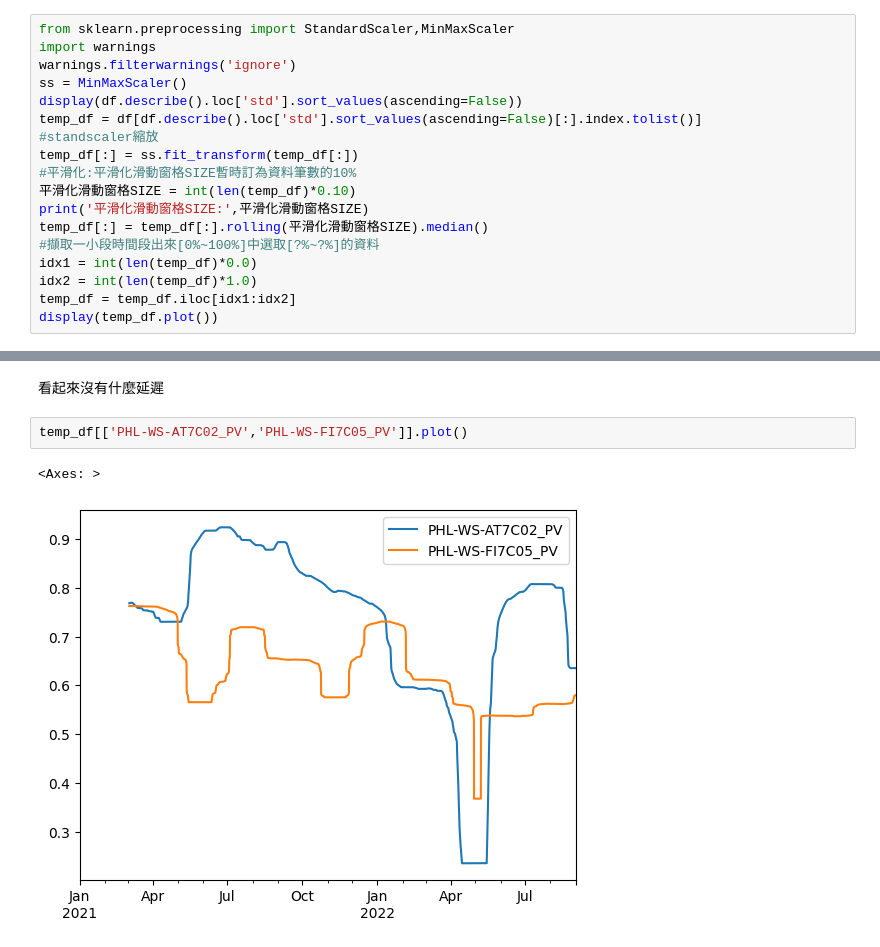
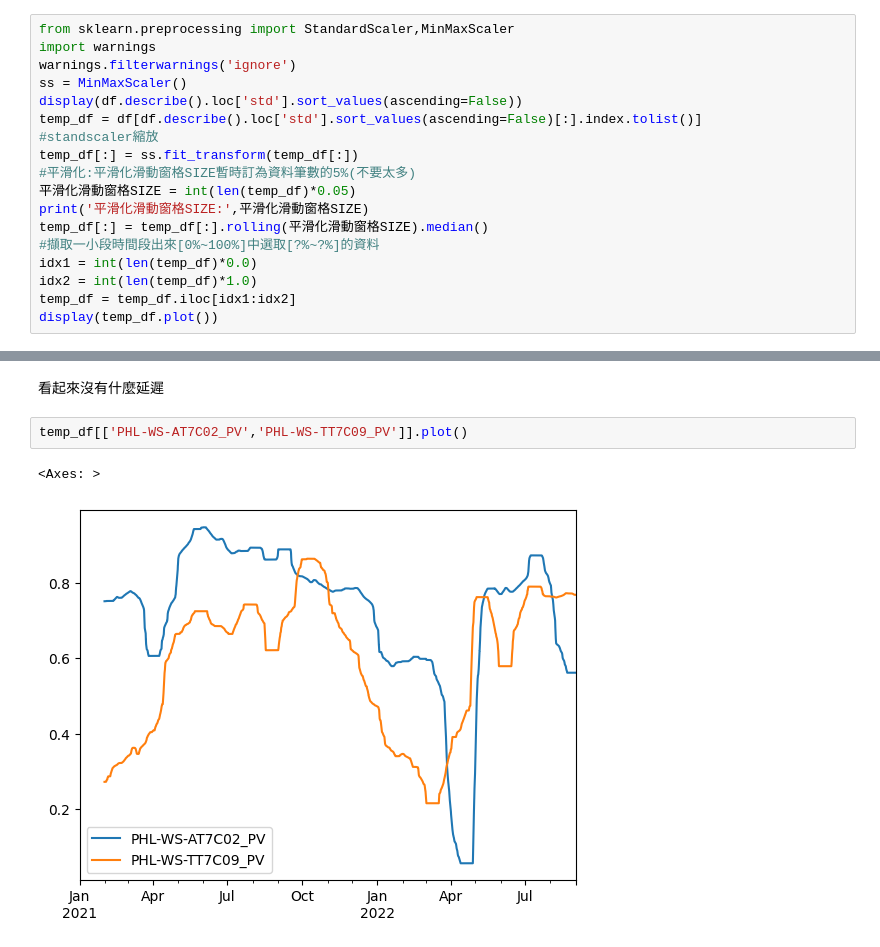
Before and after one commit to skywalker0803r/Wastewater-Biological-Treatment, a Jupyter notebook: Observation_time_delay.ipynb, the cells around one changed output, grey strips where cells are left out. Drawn from its saved outputs; the diff is of its cells as text.

```diff
--- a/Observation_time_delay.ipynb
+++ b/Observation_time_delay.ipynb
@@ -122,8 +122,8 @@ display(df.describe().loc['std'].sort_values(ascending=False))
 temp_df = df[df.describe().loc['std'].sort_values(ascending=False)[:].index.tolist()]
 #standscaler縮放
 temp_df[:] = ss.fit_transform(temp_df[:])
-#平滑化:平滑化滑動窗格SIZE暫時訂為資料筆數的10%
-平滑化滑動窗格SIZE = int(len(temp_df)*0.10)
+#平滑化:平滑化滑動窗格SIZE暫時訂為資料筆數的5%(不要太多)
+平滑化滑動窗格SIZE = int(len(temp_df)*0.05)
 print('平滑化滑動窗格SIZE:',平滑化滑動窗格SIZE)
 temp_df[:] = temp_df[:].rolling(平滑化滑動窗格SIZE).median()
 #擷取一小段時間段出來[0%~100%]中選取[?%~?%]的資料
@@ -158,7 +158,7 @@ temp_df[['PHL-WS-AT7C02_PV','PHL-WS-T752-LEVEL_PV']].plot()
 # %% [markdown]
 看起來沒有什麼延遲
 # %%
-temp_df[['PHL-WS-AT7C02_PV','PHL-WS-FI7C05_PV']].plot()
+temp_df[['PHL-WS-AT7C02_PV','PHL-WS-TT7C09_PV']].plot()
 # %% [output]
 <Axes: >
-[figure, old version]
+[figure, new version]
```
Also changed, not shown: parts of 10 cells of this notebook.
